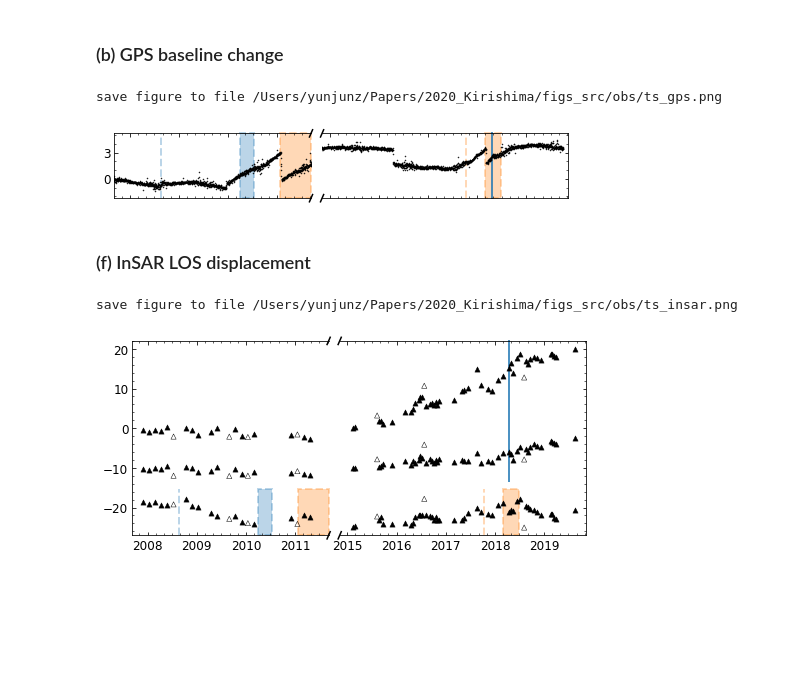
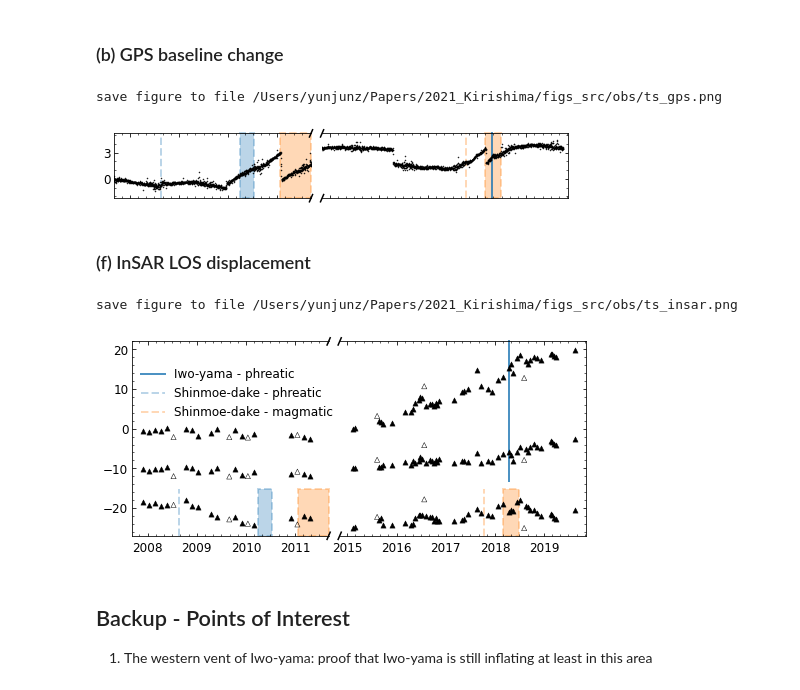
Before and after one commit to geodesymiami/2021-Kirishima, a Jupyter notebook: Fig_2_obs_time_series.ipynb, the cells around one changed output. Cells and saved outputs as stored; diff of their text form; code cells hidden in the pictures; blank space fills up the shorter version.

```diff
--- a/Fig_2_obs_time_series.ipynb
+++ b/Fig_2_obs_time_series.ipynb
@@ -71,18 +86,18 @@ def plot_date_of_interest(axs, y1max=1, y2min=0):
     kwargs = dict(linewidth=2, zorder=0, clip_on=False, alpha=0.3)
 
     # Phreatic eruptions in Shinmoe-dake
-    kwargs.update(linestyle='--', color=pp.mplColors[0])
+    kwargs.update(linestyle='--', color='C0')
     axs[0].axvline(x   =dt(2008, 8, 22), ymax=y1max, **kwargs)
     axs[0].axvspan(xmin=dt(2010, 3, 31), xmax=dt(2010, 7, 10), ymax=y1max, **kwargs)
 
     # Magmatic eruptions in Shinmoe-dake
-    kwargs.update(linestyle='--', color=pp.mplColors[1])
+    kwargs.update(linestyle='--', color='C1')
     axs[1].axvline(x   =dt(2017, 10, 11), ymax=y1max, **kwargs)
     axs[0].axvspan(xmin=dt(2011, 1 , 19), xmax=dt(2011, 9, 7 ), ymax=y1max, **kwargs)
     axs[1].axvspan(xmin=dt(2018, 3 , 1 ), xmax=dt(2018, 6, 27), ymax=y1max, **kwargs)
 
     # Phreatic eruptions in Iwo-yama
-    kwargs.update(linestyle='-', color=pp.mplColors[0], alpha=0.8)
+    kwargs.update(linestyle='-', color='C0', alpha=0.8)
     axs[1].axvline(x=dt(2018, 4, 19), ymin=y2min, **kwargs)
     return
 
@@ -252,12 +203,12 @@ plot_date_of_interest(axs)
 
 # axes format
 for ax in axs:
-    ax.tick_params(which='both', direction='in', labelsize=font_size, bottom=True, top=True, left=True, right=True)
+    ax.tick_params(which='both', direction='in', bottom=True, top=True, left=True, right=True)
+    ax.xaxis.set_major_formatter(mdates.DateFormatter('%Y'))
     ax.xaxis.set_major_locator(mdates.YearLocator(1))
-    ax.xaxis.set_major_formatter(mdates.DateFormatter('%Y'))
     ax.xaxis.set_minor_locator(mdates.MonthLocator(interval=2))
+    ax.yaxis.set_major_locator(ticker.MultipleLocator(3))
     ax.yaxis.set_minor_locator(ticker.MultipleLocator(1))
-    ax.yaxis.set_major_locator(ticker.MultipleLocator(3))
     ax.set_xticklabels([])
     ax.set_ylim(-2.2, 5.2)
 fig.subplots_adjust(wspace=0.05, left=0.05, right=0.95, top=0.95, bottom=0.05)
@@ -267,11 +218,11 @@ cut_along_xaxis(axs, figsize=figsize)
 
 # output
 out_file = os.path.abspath('ts_gps.png')
-plt.savefig(out_file, bbox_inches='tight', transparent=True, dpi=fig_dpi)
+plt.savefig(out_file, bbox_inches='tight', transparent=True, dpi=600)
 print('save figure to file', out_file)
 plt.show()
 # %% [output]
-save figure to file /Users/yunjunz/Papers/2020_Kirishima/figs_src/obs/ts_gps.png
+save figure to file /Users/yunjunz/Papers/2021_Kirishima/figs_src/obs/ts_gps.png
 [figure]
 # %% [markdown]
 ### (f) InSAR LOS displacement
@@ -279,15 +230,6 @@ save figure to file /Users/yunjunz/Papers/2020_Kirishima/figs_src/obs/ts_gps.png
 ## Shinmoe-dake
 ts_file1 = os.path.expanduser('~/data/Kirishima/KirishimaAlosDT73/mintpyAll/timeseries_ERA5_ramp_demErr.h5')
 ts_file2 = os.path.expanduser('~/data/Kirishima/KirishimaAlos2DT23/mintpyAll/timeseries_ERA5_ramp_demErr.h5')
-
-## Points of Interest
-lalo_list = [
-    [31.9131, 130.8867],  #POI for AlosDT73 at Shinmoe
-    [31.9113, 130.8774],  #[31.9098, 130.8869],   #POI for Alos2DT23 at Shinmoe
-    #[31.9467, 130.8524],  #POI for Alos2DT23 at Iwo for Alos2AT131
-    [31.9465, 130.8531], #POI for Alos2DT23 at Iwo for Alos2DT23
-    [31.9450, 130.8528],  #[31.9467, 130.8504], #POI for Alos2DT23 at Iwo for Alos2DT23 for post Dec 2017 expansion
-]
 
 figsize = [7, 3]
 fig, axs = plt.subplots(nrows=1, ncols=2, figsize=figsize, sharey=True, gridspec_kw={'width_ratios': width_ratio})
@@ -295,36 +237,51 @@ fig, axs = plt.subplots(nrows=1, ncols=2, figsize=figsize, sharey=True, gridspec
 for ax in axs:
     # Shinmoe-dake
     plot_point_displacement_timeseries(ax, ts_file1, lalo_list[0], offset=-20)
     plot_point_displacement_timeseries(ax, ts_file2, lalo_list[1], offset=-25)
     # Iwo-yama crater
     plot_point_displacement_timeseries(ax, ts_file1, lalo_list[2], offset=0)
     plot_point_displacement_timeseries(ax, ts_file2, lalo_list[2], offset=0)
     # Iwo-yama south vent
     plot_point_displacement_timeseries(ax, ts_file1, lalo_list[3], offset=-10)
     plot_point_displacement_timeseries(ax, ts_file2, lalo_list[3], offset=-10)
 
 #------ Eruptive dates
 plot_date_of_interest(axs, y1max=0.24, y2min=0.28)
 
+# legend
+lines = [
+    Line2D([0], [0], lw=2, linestyle='-',  color='C0', alpha=0.8),
+    Line2D([0], [0], lw=2, linestyle='--', color='C0', alpha=0.3),
+    Line2D([0], [0], lw=2, linestyle='--', color='C1', alpha=0.3),
+]
+labels = ['Iwo-yama - phreatic',
+          'Shinmoe-dake - phreatic',
+          'Shinmoe-dake - magmatic']
+axs[0].legend(lines, labels, frameon=False, loc='upper left', bbox_to_anchor=(-0.01, 0.92))
+
 #------- axes format
 for ax in axs:
-    ax.tick_params(which='both', direction='in', labelsize=font_size, bottom=True, top=True, left=True, right=True)
+    ax.tick_params(which='both', direction='in', bottom=True, top=True, left=True, right=True)
     ax.set_ylim([-27, 22])
+    ax.xaxis.set_major_formatter(mdates.DateFormatter('%Y'))
     ax.xaxis.set_major_locator(mdates.YearLocator(1))
-    ax.xaxis.set_major_formatter(mdates.DateFormatter('%Y'))
     ax.xaxis.set_minor_locator(mdates.MonthLocator(interval=2))
+    ax.yaxis.set_major_locator(ticker.MultipleLocator(10))
     ax.yaxis.set_minor_locator(ticker.AutoMinorLocator())
-    ax.yaxis.set_major_locator(ticker.MultipleLocator(10))
 fig.subplots_adjust(wspace=0.05, left=0.05, right=0.95, top=0.95, bottom=0.05)
 
 #----- Cut along x-axis
 cut_along_xaxis(axs, figsize=figsize)
 
 #----- output
 out_file = os.path.abspath('ts_insar.png')
-#plt.savefig(out_file, bbox_inches='tight', transparent=True, dpi=fig_dpi)
+plt.savefig(out_file, bbox_inches='tight', transparent=True, dpi=600)
 print('save figure to file', out_file)
 plt.show()
 # %% [output]
-save figure to file /Users/yunjunz/Papers/2020_Kirishima/figs_src/obs/ts_insar.png
+save figure to file /Users/yunjunz/Papers/2021_Kirishima/figs_src/obs/ts_insar.png
-[figure, old version]
+[figure, new version]
+# %% [markdown]
+## Backup - Points of Interest
+
+1. The western vent of Iwo-yama: proof that Iwo-yama is still inflating at least in this area
```
Also changed, not shown: parts of 9 cells of this notebook, 5 other files.
